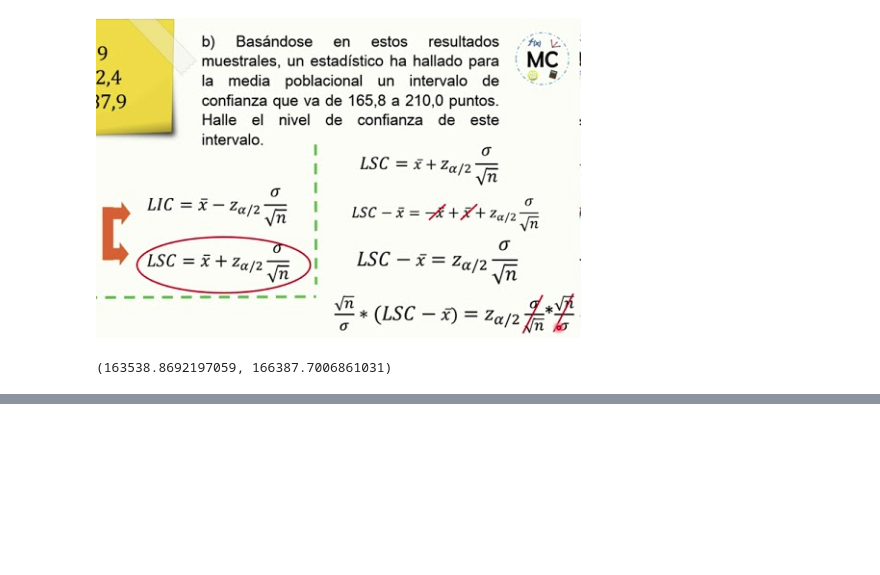
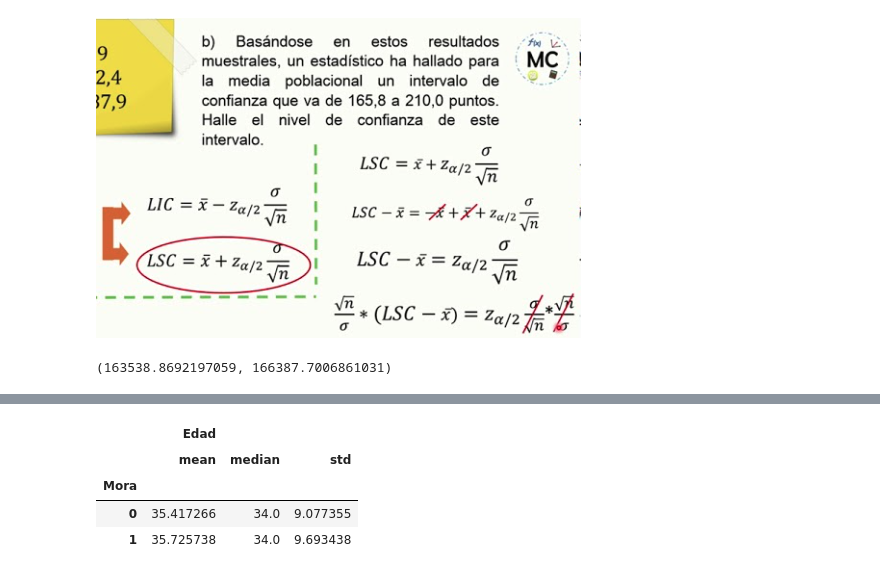
Before and after one commit to Oscar19922017/ModeloCredit2023, a Jupyter notebook: 2_EDA.ipynb, the cells around one changed output, grey strips where cells are left out. Saved outputs shown, nothing was run; the diff lists cells and outputs as text; code cells hidden in the pictures; blank space fills up the shorter version.

```diff
--- a/2_EDA.ipynb
+++ b/2_EDA.ipynb
@@ -516,0 +544,8 @@ confidence_interval
+# %%
+datos.groupby("Mora").agg(["mean","median","std"])
+# %% [output]
+|  | Edad |  |  |
+|  | mean | median | std |
+| Mora |  |  |  |
+| 0 | 35.417266 | 34.0 | 9.077355 |
+| 1 | 35.725738 | 34.0 | 9.693438 |
```
Also changed, not shown: parts of 17 cells of this notebook.
